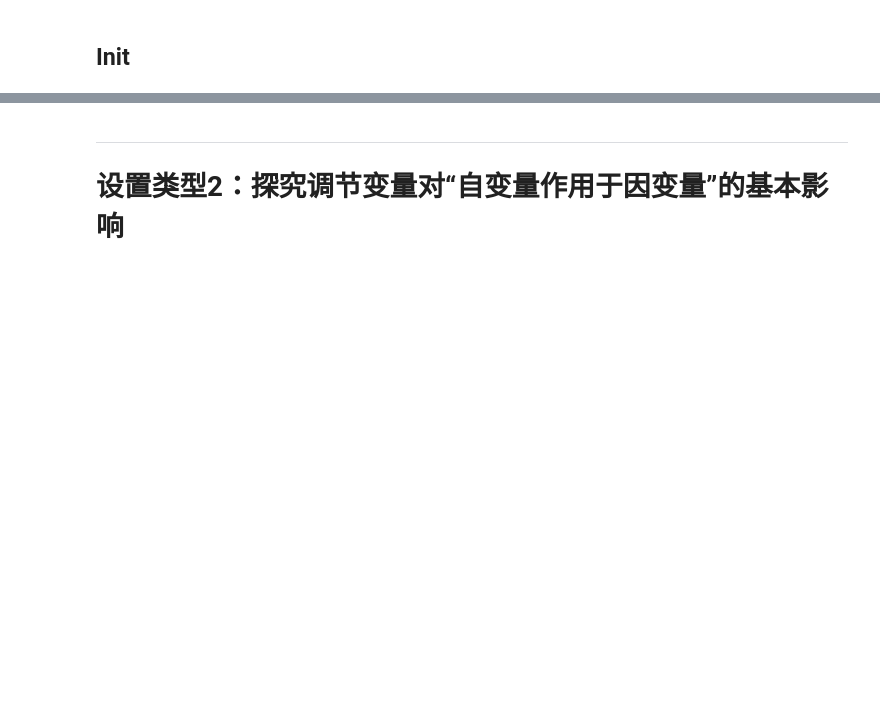
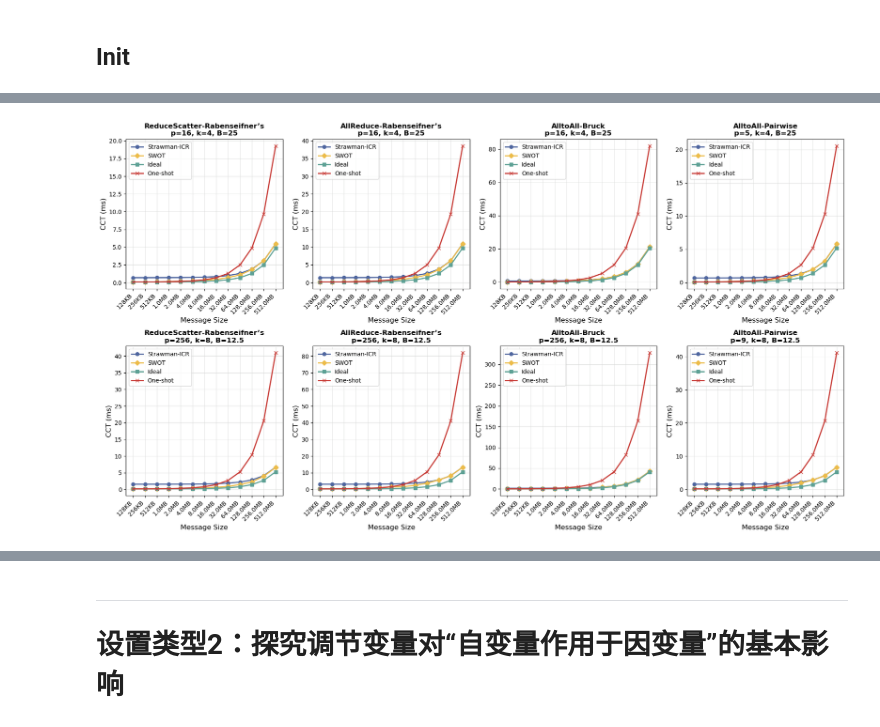
Before and after one commit to ZER0-Nu1L/overlap4ocs, a Jupyter notebook: scripts/simulation_fig.ipynb, the cells around one changed output, grey strips where cells are left out. Saved outputs shown, nothing was run; the diff lists cells and outputs as text; code cells hidden in the pictures; blank space fills up the shorter version.

```diff
--- a/scripts/simulation_fig.ipynb
+++ b/scripts/simulation_fig.ipynb
@@ -697,0 +29,100 @@ plt.show()
+# %%
+results_path = Path("../logs/results-exp1.1.csv")
+df = pd.read_csv(results_path)
+
+df = df[df["status"] == "success"].copy()
+df["message_mib"] = df["message_mib"].astype(float)
+df.sort_values("message_mib", inplace=True)
+
+# Filter data range
+min_size = 0.05 # Down to 0.125
+max_size = 512 # Up to 512
+
+mask = np.ones(len(df), dtype=bool)
+if min_size is not None:
+    mask &= df["message_mib"] >= min_size
+if max_size is not None:
+    mask &= df["message_mib"] <= max_size
+
+df = df[mask].copy()
+
+# 0. 预处理（极少量因为求解时间不足等而导致结果没有收敛，应退化为Strawman或one-shot策略）
+# Preprocess: when optimized_cct > baseline_cct, use baseline_cct
+df.loc[df["optimized_cct"] > df["baseline_cct"], "optimized_cct"] = df.loc[df["optimized_cct"] > df["baseline_cct"], "baseline_cct"]
+# Preprocess: when optimized_cct > oneshot_cct, use oneshot_cct
+df.loc[df["optimized_cct"] > df["oneshot_cct"], "optimized_cct"] = df.loc[df["optimized_cct"] > df["oneshot_cct"], "oneshot_cct"]
+
+
+# 1. 定义配置
+configs = [
+    # row 0
+    {"alg": "rs_having-doubling", "p": 16, "k": 4, "B": 25}, # NOTE: empty
+    {"alg": "ar_having-doubling", "p": 16, "k": 4, "B": 25},
+    {"alg": "a2a_bruck", "p": 16, "k": 4, "B": 25},
+    {"alg": "a2a_pairwise", "p": 5, "k": 4, "B": 25},
+    # row 1
+    {"alg": "rs_having-doubling", "p": 256, "k": 8, "B": 12.5},
+    {"alg": "ar_having-doubling", "p": 256, "k": 8, "B": 12.5},
+    {"alg": "a2a_bruck", "p": 256, "k": 8, "B": 12.5},
+    {"alg": "a2a_pairwise", "p": 9, "k": 8, "B": 12.5},
+]
+alg_labels = {
+    'rs_having-doubling': 'ReduceScatter-Rabenseifner’s',
+    'ar_having-doubling': 'AllReduce-Rabenseifner’s',
+    'a2a_bruck': 'AlltoAll-Bruck',
+    'a2a_pairwise': 'AlltoAll-Pairwise'
+}
+
+fig, axes = plt.subplots(2, 4, figsize=(18, 10))
+
+for idx, conf in enumerate(configs):
+    row, col = divmod(idx, 4)
+    ax = axes[row, col]
+    subdf = df[(df["algorithm"] == conf["alg"]) &
+               (df["p"] == conf["p"]) &
+               (df["k"] == conf["k"]) &
+               (np.isclose(df["B"], conf["B"]))].copy()
+    if subdf.empty:
+        ax.text(0.5, 0.5, 'No data', ha='center', va='center', transform=ax.transAxes)
+        ax.set_title(f'{alg_labels[conf["alg"]]}\np={conf["p"]}, k={conf["k"]}, B={conf["B"]}')
+        continue
+
+    # 横坐标：Message size，单位自动用KB/MB
+    msg_kb = subdf["message_mib"] * 1024
+    labels = []
+    for size in msg_kb:
+        if size < 1024:
+            labels.append(f'{size:.0f}KB')
+        else:
+            labels.append(f'{size/1024:.1f}MB')
+
+    # 纵坐标：CCT
+    for label, column, style, color in [
+        ("Strawman-ICR", "baseline_cct", "-o", "#4f669f"),
+        ("SWOT", "optimized_cct", "-D", "#ecbc4a"),
+        ("Ideal", "ideal_cct", "-s", "#5ea195"),
+        ("One-shot", "oneshot_cct", "-x", "#c73934"),
+    ]:
+        if column in subdf.columns:
+            y_data = subdf[column].replace({0: np.nan})
+            ax.plot(range(len(subdf)), y_data, style, color=color,
+                   label=label, linewidth=2, markersize=6)
+
+    ax.set_xticks(range(len(subdf)))
+    ax.set_xticklabels(labels, rotation=45, ha='right', fontsize=10)
+    ax.set_xlabel('Message Size', fontsize=12)
+    ax.set_ylabel('CCT (ms)', fontsize=12)
+    ax.grid(axis='both', which='major', color='#d5d6d5', linewidth=0.5)
+
+    # Title
+    ax.set_title(f'{alg_labels[conf["alg"]]}\np={conf["p"]}, k={conf["k"]}, B={conf["B"]}', fontsize=12, fontweight='bold')
+
+    # 只在第一个子图加图例
+    # if idx == 0:
+    ax.legend(loc='best', fontsize=10)
+
+plt.tight_layout()
+plt.savefig('figures/cct-msgsize_2x4_comparison.pdf', bbox_inches='tight')
+plt.show()
+# %% [output]
+[figure, added]
```
Also changed, not shown: parts of 82 cells of this notebook, 13 other files.
